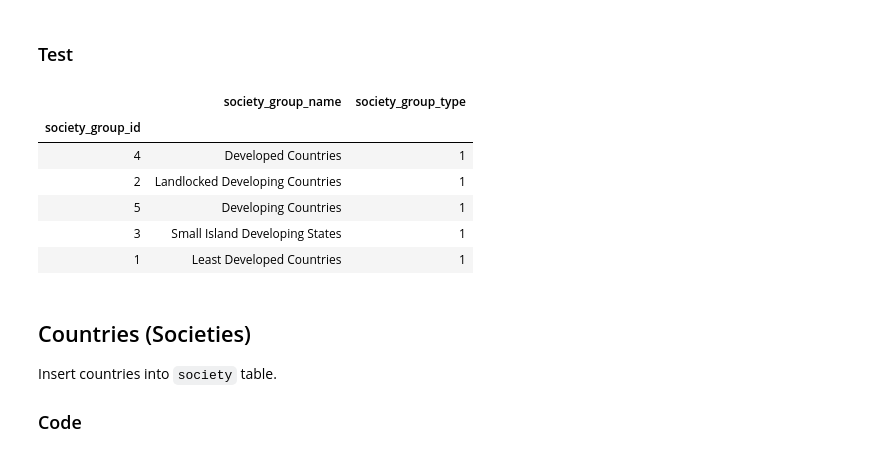
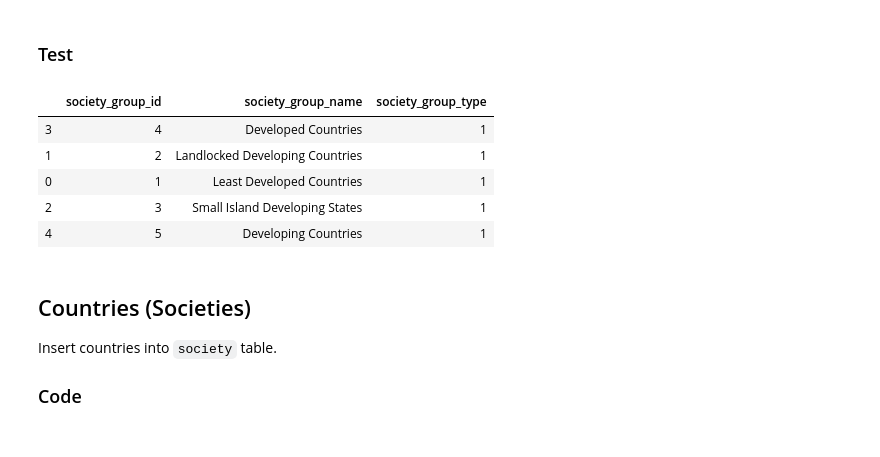
Before and after one commit to skustes/UN-Regions-and-Countries, a Jupyter notebook: Countries & UN Regions.ipynb, the cells around one changed output. Saved outputs shown, nothing was run; the diff lists cells and outputs as text; code cells hidden in the pictures.

```diff
--- a/Countries & UN Regions.ipynb
+++ b/Countries & UN Regions.ipynb
@@ -890,13 +887,9 @@ print( error_dict_to_string( un_region.UNRegion.validate_regions(regions, db) )
 # %% [output]
 No errors
 # %%
-# Truncate table each run to prevent collisions
-# REMOVE WHEN DONE WITH NOTEBOOK
-db.truncate_table( 'un_m49_region' )
-
 # Insert UN Regions
 print( 'Expecting to insert:', regions.shape[0], 'rows' ) # How many rows am I expecting to be inserted?
-insert_un_regions = db.run_query( build_insert_query('un_m49_region', regions) )
+insert_un_regions = db.run_query( db.build_insert_query('un_m49_region', regions) )
 print( insert_un_regions['rows'], 'records inserted' )
 # %% [output]
 Expecting to insert: 31 rows
@@ -924,12 +916,8 @@ print( error_dict_to_string( society_group.SocietyGroup.validate_society_groups(
 # %% [output]
 No errors
 # %%
-# Truncate table each run to prevent collisions and duplicates
-# REMOVE WHEN DONE WITH NOTEBOOK
-db.truncate_table( 'society_group' )
-
 print( 'Expecting to insert:', un_groupings.shape[0], 'rows' ) # How many rows am I expecting to be inserted?
-insert_groupings = db.run_query( build_insert_query('society_group', un_groupings) )
+insert_groupings = db.run_query( db.build_insert_query('society_group', un_groupings) )
 print( insert_groupings['rows'], 'records inserted' )
 # %% [output]
 Expecting to insert: 5 rows
@@ -939,16 +927,15 @@ Expecting to insert: 5 rows
 # %%
 # Get all records in the society_group table and set into a dataframe
 society_groups_query = db.run_query( 'SELECT * FROM society_group' )
-society_groups = pd.DataFrame.from_dict( society_groups_query['data'] ).set_index('society_group_id')
+society_groups = pd.DataFrame.from_dict( society_groups_query['data'] )
 society_groups.sample(5)
 # %% [output]
-|  | society_group_name | society_group_type |
-| society_group_id |  |  |
-| 4 | Developed Countries | 1 |
-| 2 | Landlocked Developing Countries | 1 |
-| 5 | Developing Countries | 1 |
-| 3 | Small Island Developing States | 1 |
-| 1 | Least Developed Countries | 1 |
+|  | society_group_id | society_group_name | society_group_type |
+| 3 | 4 | Developed Countries | 1 |
+| 1 | 2 | Landlocked Developing Countries | 1 |
+| 0 | 1 | Least Developed Countries | 1 |
+| 2 | 3 | Small Island Developing States | 1 |
+| 4 | 5 | Developing Countries | 1 |
 # %% [markdown]
 ## Countries (Societies)
 Insert countries into `society` table.
```
Also changed, not shown: parts of 19 cells of this notebook, 1 other file.
